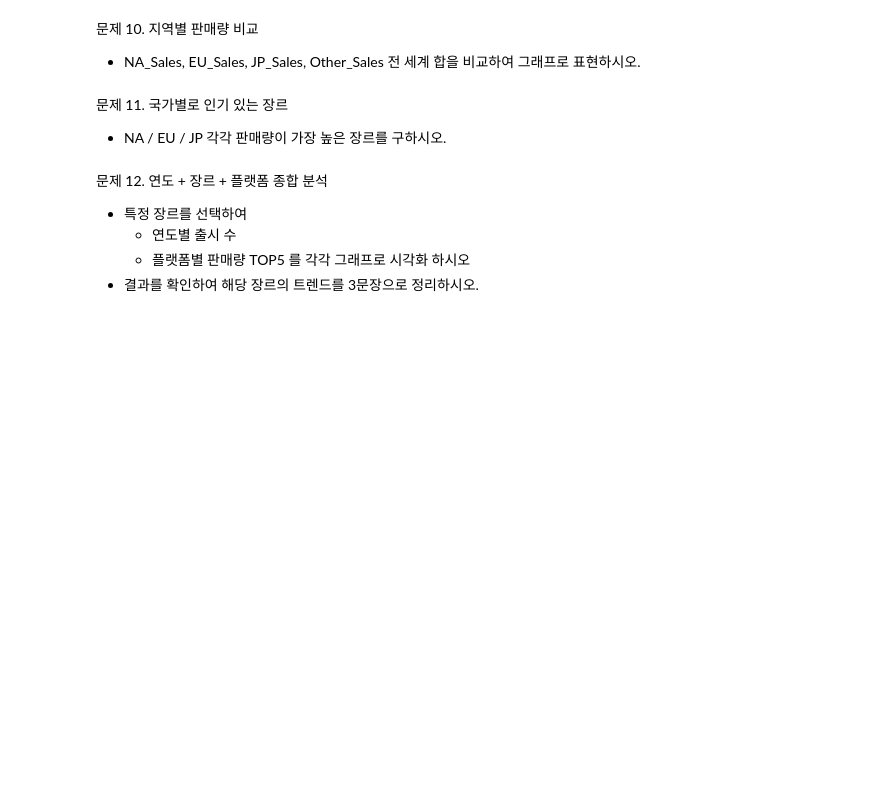
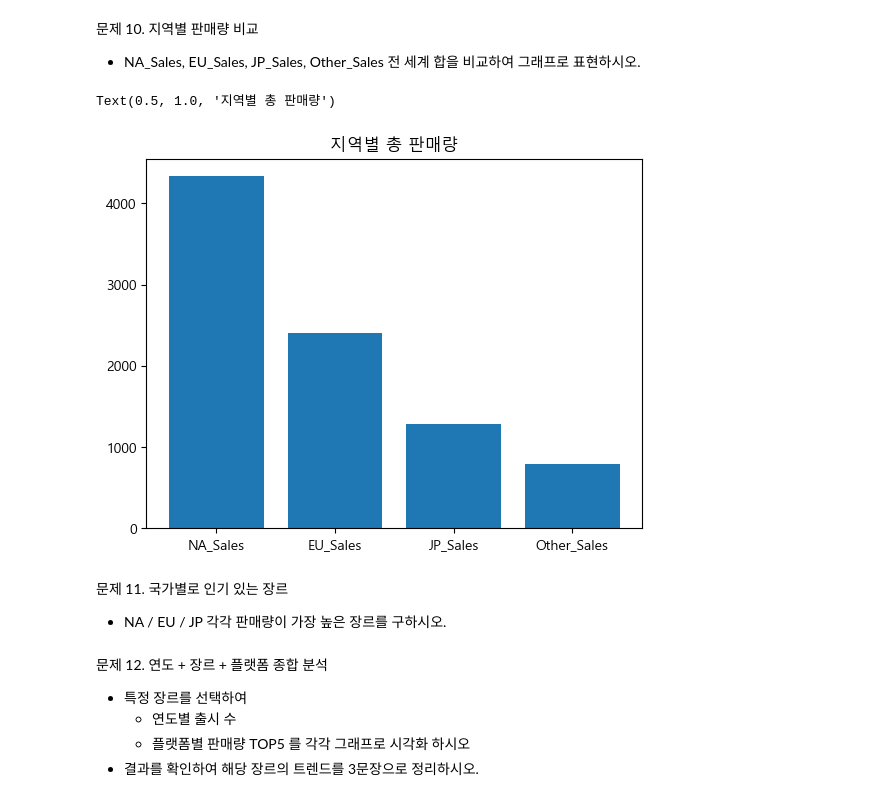
Before and after one commit to ibnghazi/DataAnalysis_practice, a Jupyter notebook: practice/kaggle_video_sales/solution.ipynb, the cells around one changed output. Drawn from its saved outputs; the diff is of its cells as text; code cells hidden in the pictures; blank space fills up the shorter version.

```diff
--- a/practice/solution.ipynb
+++ b/practice/kaggle_video_sales/solution.ipynb
@@ -213,6 +234,18 @@ plt.plot(sale_by_sort)
 # %% [markdown]
 문제 10. 지역별 판매량 비교
 - NA_Sales, EU_Sales, JP_Sales, Other_Sales 전 세계 합을 비교하여 그래프로 표현하시오.
+# %%
+# 각 컬럼(지역) 별 총합
+region_sum = df[['NA_Sales', 'EU_Sales', 'JP_Sales', 'Other_Sales']].sum()
+
+# pie,bar
+plt.figure()
+
+plt.bar(x=region_sum.index, height=region_sum)
+plt.title('지역별 총 판매량')
+# %% [output]
+Text(0.5, 1.0, '지역별 총 판매량')
+[figure, added]
 # %% [markdown]
 문제 11. 국가별로 인기 있는 장르
 - NA / EU / JP 각각 판매량이 가장 높은 장르를 구하시오.
```
Also changed, not shown: parts of 4 cells of this notebook, 2 other files.
